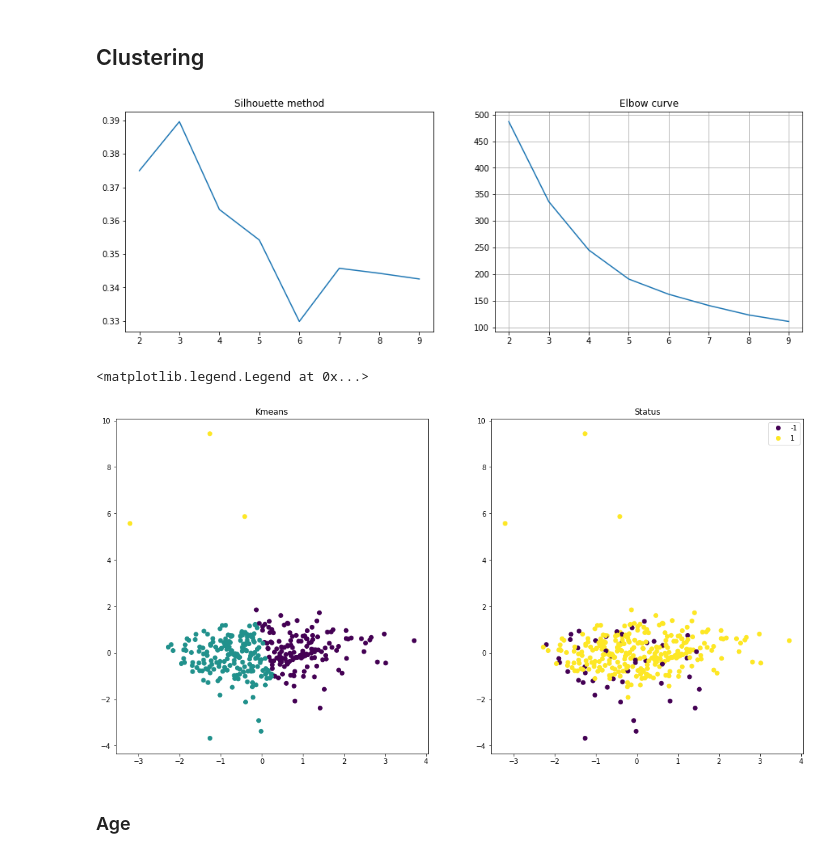
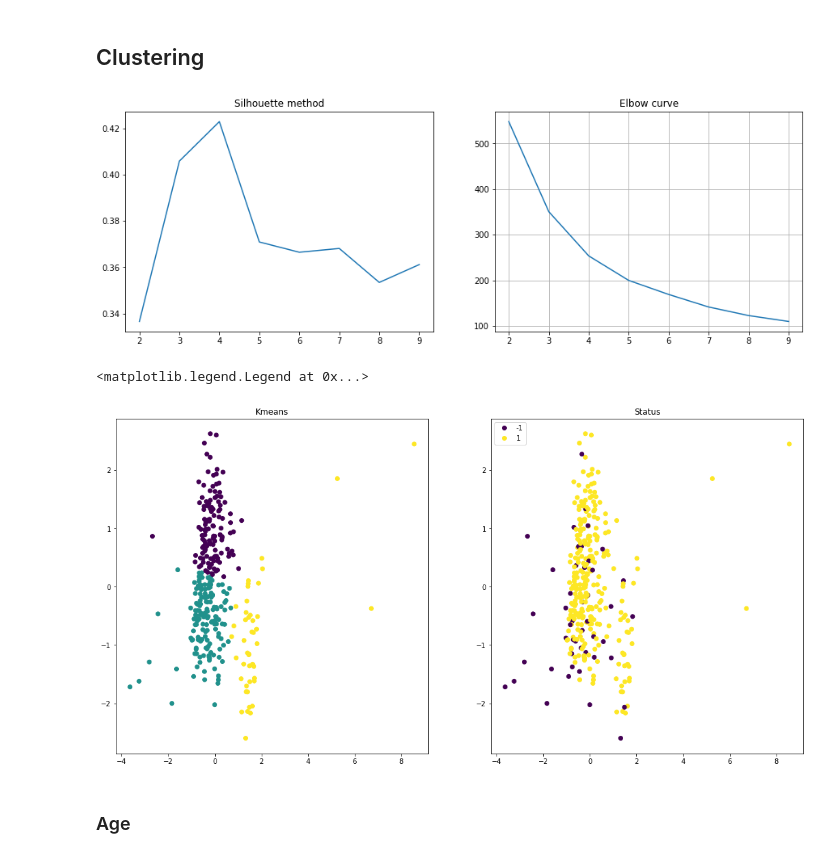
Before and after one commit to Educorreia932/FEUP-AC, a Jupyter notebook: Data Mining Project/notebooks/processing.ipynb, the cells around one changed output. Saved outputs shown, nothing was run; the diff lists cells and outputs as text; code cells hidden in the pictures.

```diff
--- a/Data Mining Project/notebooks/processing.ipynb
+++ b/Data Mining Project/notebooks/processing.ipynb
@@ -349,7 +349,7 @@ RANDOM_STATE=42
 
 
 # X = loan_train_df
-X = loan_train_df[["sex", "age", "region_woe", "balance_mean","balance_min"]]
+X = loan_train_df[["balance_mean", "balance_min", "average salary"]]
 y = loan_train_df["status"]
 
 X = StandardScaler().fit_transform(X)
@@ -373,36 +373,36 @@ ax[0].set_title('Silhouette method')
 ax[1].set_title('Elbow curve')
 plt.show()
 # %% [output]
-[figure, old version]
+[figure, new version]
 # %%
 import matplotlib.pyplot as plt
 import numpy as np
 
 from sklearn.decomposition import PCA
 from sklearn.cluster import KMeans
 from sklearn import metrics
 from sklearn.preprocessing import StandardScaler
 
 # X = loan_train_df
-X = loan_train_df[["sex", "age", "region_woe", "balance_mean", "balance_min"]]
+X = loan_train_df[["balance_mean", "balance_min", "average salary"]]
 y = loan_train_df["status"]
 
 X = StandardScaler().fit_transform(X)
 X = PCA(n_components=2, random_state=RANDOM_STATE).fit_transform(X)
 db = KMeans(n_clusters=3, random_state=RANDOM_STATE).fit_predict(X)
 
 
 # Plot result
 fig, axs = plt.subplots(1, 2, figsize=(18, 9))
 axs[0].scatter(X[:, 0], X[:, 1], c=db)
 scatter = axs[1].scatter(X[:, 0], X[:, 1], c=y)
 axs[0].set_title("Kmeans")
 axs[1].set_title("Status")
 
 axs[1].legend(handles=scatter.legend_elements()[0], labels=[-1, 1])
 # %% [output]
 <matplotlib.legend.Legend at 0x...>
-[figure, old version]
+[figure, new version]
 # %% [markdown]
 ### Age
 # %%
```
Also changed, not shown: 2 other files.
